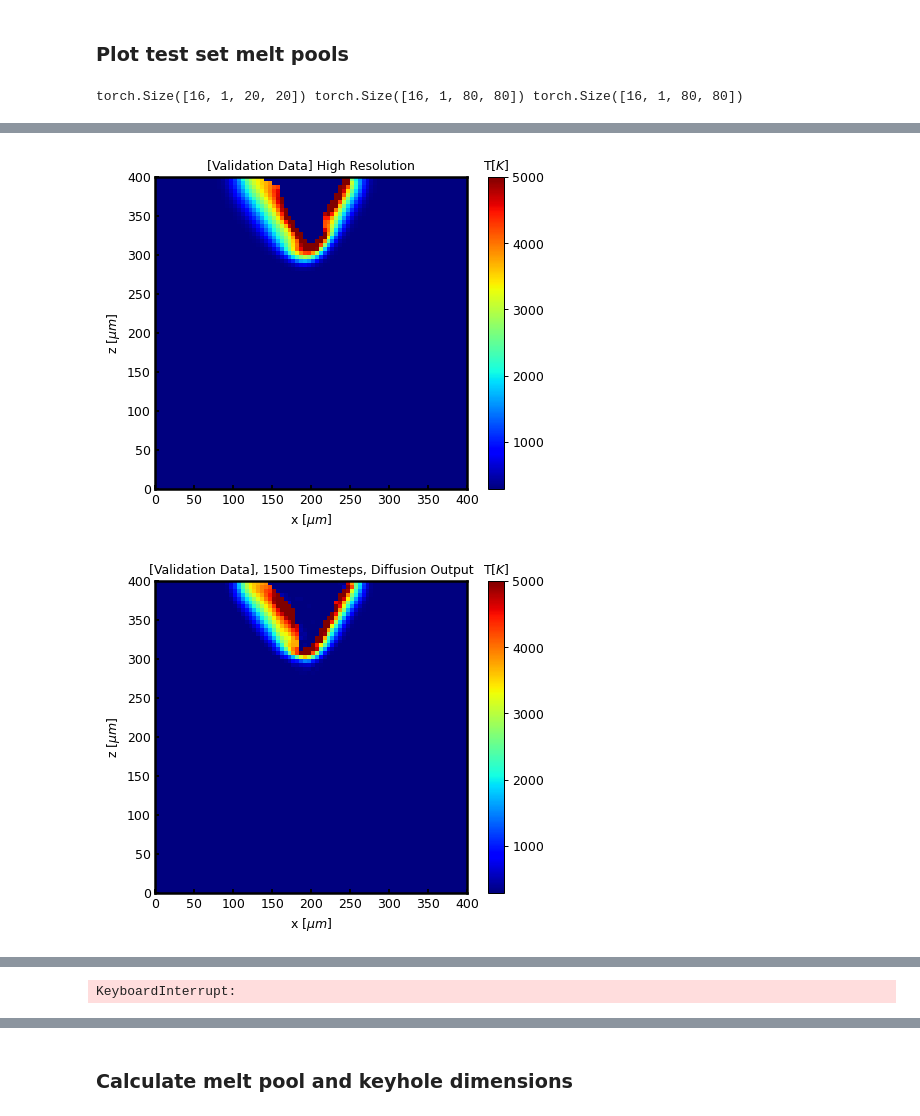
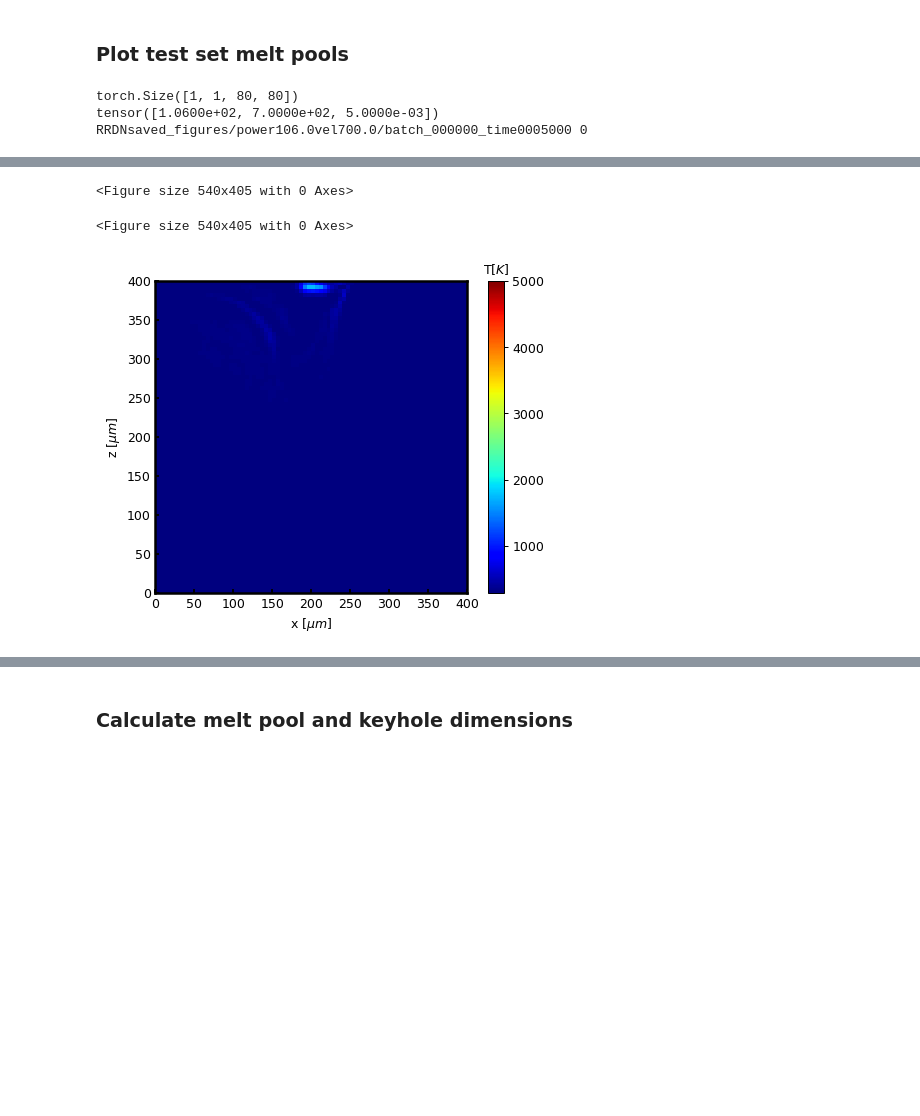
Before and after one commit to ngng-maker/DiffusionSR_shohom, a Jupyter notebook: analysis/ddim_analysis_diffusion.ipynb, the cells around one changed output, grey strips where cells are left out. Saved outputs shown, nothing was run; the diff lists cells and outputs as text; code cells hidden in the pictures; blank space fills up the shorter version.

```diff
--- a/analysis/ddim_analysis_diffusion.ipynb
+++ b/analysis/ddim_analysis_diffusion.ipynb
@@ -221,15 +220,16 @@ frame_tick()
 # %% [output]
 [figure]
 # %%
+from datasets.dataset import SimulationXZDataset
 image_size = 80
 channels = 1
 batch_size =16
-train_dataset = TemperatureXZDataset(method = 'direct', split = 'train', root_folder = '/home/oogoke/DiffusionSR/datasets/update_v2_laser_velocity_xz_cross_section_data')
-test_dataset = TemperatureXZDataset(method ='direct', split = 'test', root_folder = '/home/oogoke/DiffusionSR/datasets/update_v2_laser_velocity_xz_cross_section_data')
-dev_dataset = TemperatureXZDataset(method = 'direct', split = 'dev', root_folder = '/home/oogoke/DiffusionSR/datasets/update_v2_laser_velocity_xz_cross_section_data')
+train_dataset = SimulationXZDataset(downscale_method = 'direct', split = 'train', root_folder = '/home/oogoke/DiffusionSR/datasets/simulation_basis_laser_velocity_xz_cross_section_data', return_info = True)
+test_dataset = SimulationXZDataset(downscale_method ='direct', split = 'test', root_folder = '/home/oogoke/DiffusionSR/datasets/simulation_basis_laser_velocity_xz_cross_section_data', return_info = True)
+dev_dataset = SimulationXZDataset(downscale_method = 'direct', split = 'dev', root_folder = '/home/oogoke/DiffusionSR/datasets/simulation_basis_laser_velocity_xz_cross_section_data', return_info = True)
 
 dataloader = DataLoader(train_dataset, batch_size=batch_size, shuffle=True, drop_last=True)
-dev_dataloader = DataLoader(dev_dataset, batch_size=batch_size, shuffle=False, drop_last=True)
+dev_dataloader = DataLoader(dev_dataset, batch_size=1, shuffle=False, drop_last=True)
 # %%
 from models.diffusion_model import Unet
 from models.lr_encoder_model import rrdbnet_encoder as rrdbnet_x4
@@ -237,9 +237,9 @@ os.environ['CUDA_VISIBLE_DEVICES']  = "4"
 device = 'cuda'
 criterion = torch.nn.L1Loss()
 lr_enc = load_encoder(encoder_results_dir)
-model = load_diffusion(simlinear1500.folder)
-batch_size = 64
-dataloader = DataLoader(train_dataset, batch_size=batch_size, shuffle=True, drop_last=True)
+model = load_diffusion(simlinear1000.folder)
+batch_size = 2
+dataloader = DataLoader(train_dataset, batch_size=batch_size, shuffle=False, drop_last=True)
 # %%
 
 
@@ -480,18 +480,39 @@ def predict_ddpm_diffusion(model, lr_enc, res, hr, lr, upscaled_lr, dataset, seq
 # %% [markdown]
 ### Plot test set melt pools
 # %%
-model = load_diffusion(simlinear2000.folder)
+# model = load_diffusion(simlinear2000.folder)
+# mobilenet = load_mobilenet(mobilenet_results_dir)
+last_power = ''
+modeltype = 'RRDN'
 import time
-for batch_idx, (res, hr, lr, upscaled_lr) in enumerate(dev_dataloader):
-    for timesteps in [1500, 1700, 1800]:
+for batch_idx, (res, hr, lr, upscaled_lr, info) in enumerate(dev_dataloader):
+    for timesteps in [200]:
     # timesteps = 2000
         for skips in [1]:
             oldtime = time.time()
+            print(res.shape)
+
+            input, result, target = predict_lrenc(lr_enc,res, hr, lr, upscaled_lr, train_dataset)
             input, result_diffusion, target, xs, b = predict_ddpm_diffusion(model, lr_enc, res, hr, lr, upscaled_lr,train_dataset,seq= None, timesteps = timesteps,skip = skips, schedule = 'linear')
+            info = info[0]
             time_elapsed = time.time()-oldtime
-            print(input.shape, result_diffusion.shape, target.shape)
-            plot_images(input[0], result_diffusion[0], target[0][0], split = 'Validation', modeltype = "Diffusion", timesteps = timesteps//skips)
+            print(info)
+            # print('power' + str(info[0].item()))# + 'vel' + str(info[1].item()))
+            if last_power != 'power' + str(info[0].item()) + 'vel' + str(info[1].item()):
+                 timestep = 0
+            else:
+                timestep += 1
+            folder = modeltype + 'saved_figures/'  + 'power' + str(info[0].item()) + 'vel' + str(info[1].item())
+
+            os.makedirs(folder,exist_ok = True)
+            title  = os.path.join(folder, 'batch_{:06}_'.format(batch_idx)+ 'time' + '{:07}'.format(int(np.round(info[2].item()*1e6))))
+            print(title, timestep)
+            # print(input.shape, result_diffusion.shape, target.shape)
+            plot_images(input[0], result[0], target[0][0], timestep = timestep, split = 'Validation', modeltype =modeltype, timesteps = timesteps//skips, title =  title)
             print(time_elapsed, "elapsed time")
-    break
+            last_power = 'power' + str(info[0].item()) + 'vel' + str(info[1].item())
+    # break
 # %% [output]
-torch.Size([16, 1, 20, 20]) torch.Size([16, 1, 80, 80]) torch.Size([16, 1, 80, 80])
+torch.Size([1, 1, 80, 80])
+tensor([1.0600e+02, 7.0000e+02, 5.0000e-03])
+RRDNsaved_figures/power106.0vel700.0/batch_000000_time0005000 0
@@ -499,2 +518,0 @@ torch.Size([16, 1, 20, 20]) torch.Size([16, 1, 80, 80]) torch.Size([16, 1, 80, 8
-[figure, removed]
-[figure, removed]
@@ -502 +520,3 @@ torch.Size([16, 1, 20, 20]) torch.Size([16, 1, 80, 80]) torch.Size([16, 1, 80, 8
-KeyboardInterrupt:
+<Figure size 540x405 with 0 Axes>
+<Figure size 540x405 with 0 Axes>
+[figure, new version]
```
Also changed, not shown: parts of 25 cells of this notebook, 10 other files.
